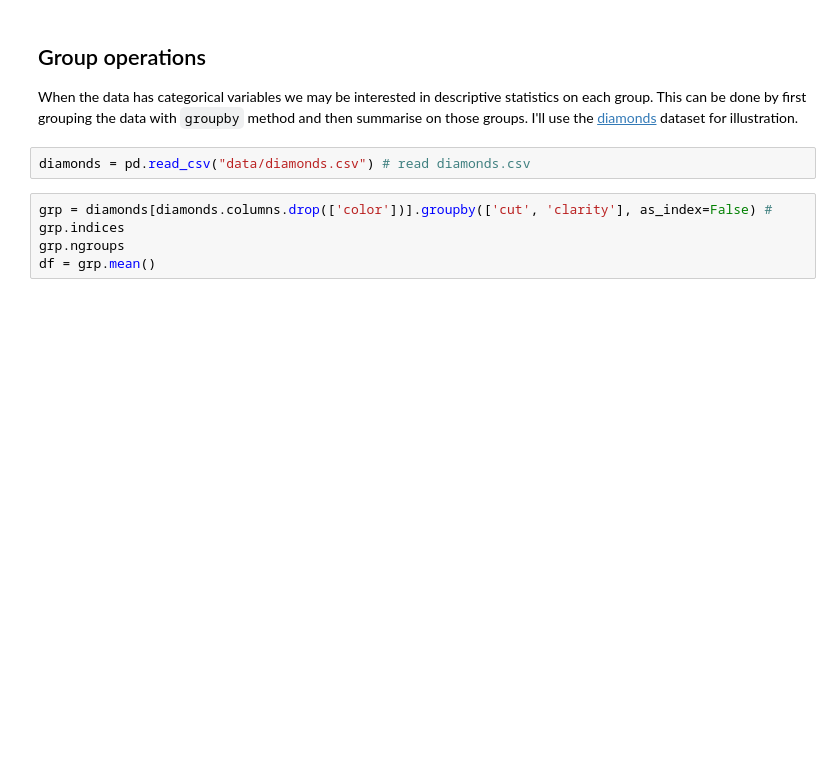
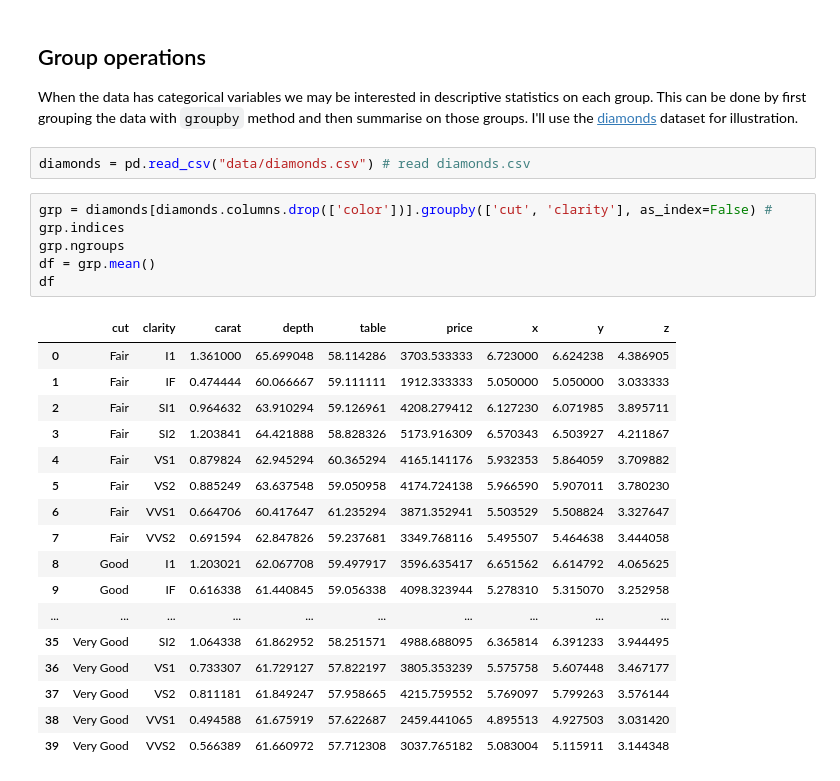
Before and after one commit to zakriazafar1/EfDS, a Jupyter notebook: 07_pd/pd.ipynb, the cells around one changed output. Saved outputs shown, nothing was run; the diff lists cells and outputs as text; blank space fills up the shorter version.

```diff
--- a/07_pd/pd.ipynb
+++ b/07_pd/pd.ipynb
@@ -280,5 +454,24 @@ diamonds = pd.read_csv("data/diamonds.csv") # read diamonds.csv
 # %%
 grp = diamonds[diamonds.columns.drop(['color'])].groupby(['cut', 'clarity'], as_index=False) #
 grp.indices
 grp.ngroups
 df = grp.mean()
+df
+# %% [output]
+|  | cut | clarity | carat | depth | table | price | x | y | z |
+| 0 | Fair | I1 | 1.361000 | 65.699048 | 58.114286 | 3703.533333 | 6.723000 | 6.624238 | 4.386905 |
+| 1 | Fair | IF | 0.474444 | 60.066667 | 59.111111 | 1912.333333 | 5.050000 | 5.050000 | 3.033333 |
+| 2 | Fair | SI1 | 0.964632 | 63.910294 | 59.126961 | 4208.279412 | 6.127230 | 6.071985 | 3.895711 |
+| 3 | Fair | SI2 | 1.203841 | 64.421888 | 58.828326 | 5173.916309 | 6.570343 | 6.503927 | 4.211867 |
+| 4 | Fair | VS1 | 0.879824 | 62.945294 | 60.365294 | 4165.141176 | 5.932353 | 5.864059 | 3.709882 |
+| 5 | Fair | VS2 | 0.885249 | 63.637548 | 59.050958 | 4174.724138 | 5.966590 | 5.907011 | 3.780230 |
+| 6 | Fair | VVS1 | 0.664706 | 60.417647 | 61.235294 | 3871.352941 | 5.503529 | 5.508824 | 3.327647 |
+| 7 | Fair | VVS2 | 0.691594 | 62.847826 | 59.237681 | 3349.768116 | 5.495507 | 5.464638 | 3.444058 |
+| 8 | Good | I1 | 1.203021 | 62.067708 | 59.497917 | 3596.635417 | 6.651562 | 6.614792 | 4.065625 |
+| 9 | Good | IF | 0.616338 | 61.440845 | 59.056338 | 4098.323944 | 5.278310 | 5.315070 | 3.252958 |
+| ... | ... | ... | ... | ... | ... | ... | ... | ... | ... |
+| 35 | Very Good | SI2 | 1.064338 | 61.862952 | 58.251571 | 4988.688095 | 6.365814 | 6.391233 | 3.944495 |
+| 36 | Very Good | VS1 | 0.733307 | 61.729127 | 57.822197 | 3805.353239 | 5.575758 | 5.607448 | 3.467177 |
+| 37 | Very Good | VS2 | 0.811181 | 61.849247 | 57.958665 | 4215.759552 | 5.769097 | 5.799263 | 3.576144 |
+| 38 | Very Good | VVS1 | 0.494588 | 61.675919 | 57.622687 | 2459.441065 | 4.895513 | 4.927503 | 3.031420 |
+| 39 | Very Good | VVS2 | 0.566389 | 61.660972 | 57.712308 | 3037.765182 | 5.083004 | 5.115911 | 3.144348 |
```
Also changed, not shown: parts of 26 cells of this notebook, 2 other files.
